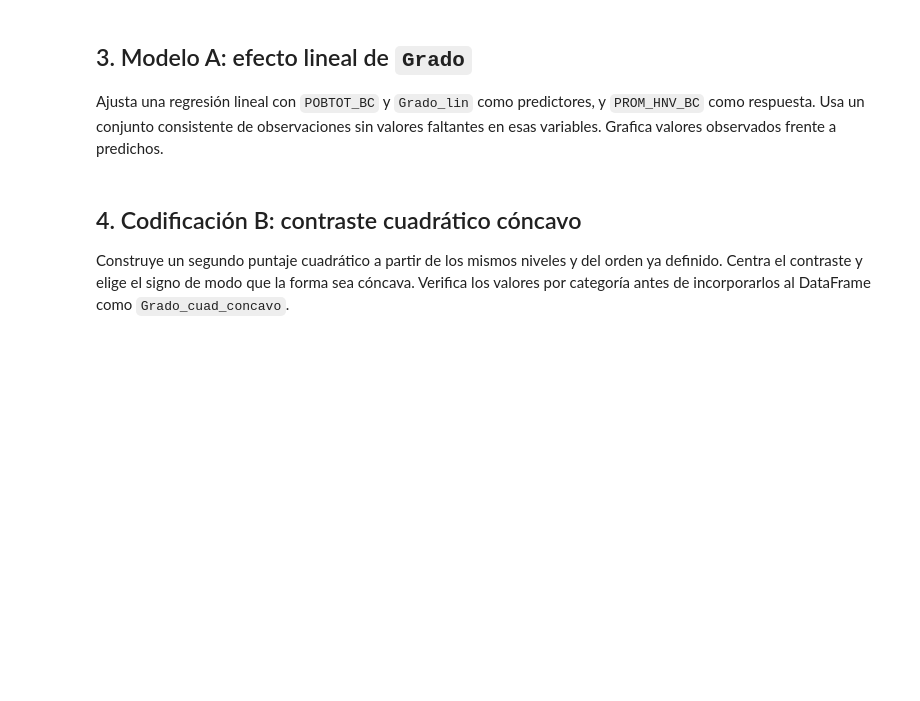
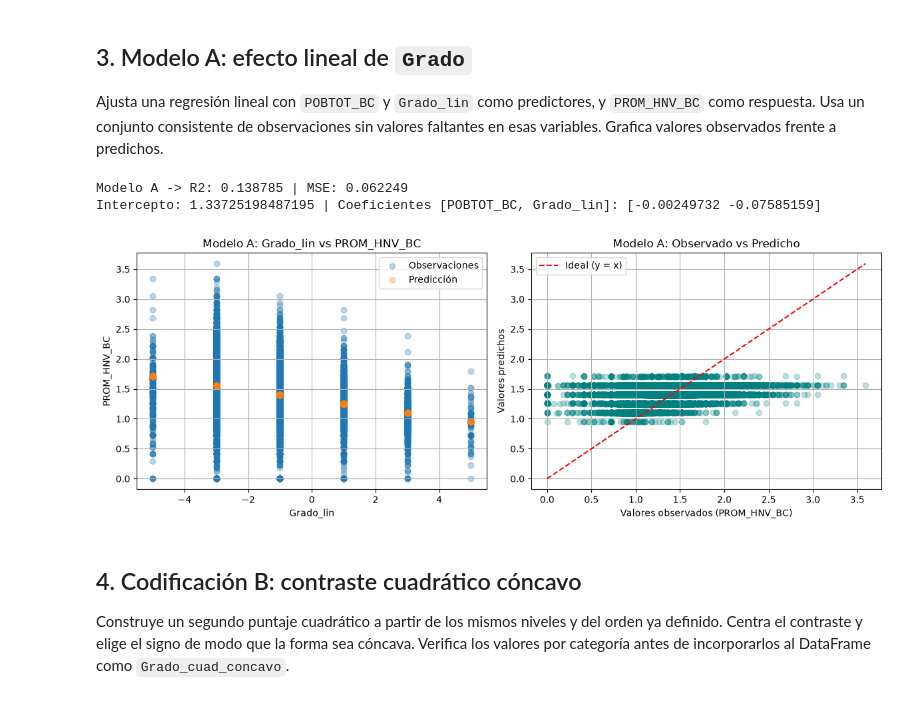
Before and after one commit to Santiago-CS/Procesamiento-de-datos, a Jupyter notebook: Modulo II/Actividad8_Codificacion_Variables_Categóricas_Ordinales.ipynb, the cells around one changed output. Saved outputs shown, nothing was run; the diff lists cells and outputs as text; code cells hidden in the pictures; blank space fills up the shorter version.

```diff
--- a/Modulo II/Actividad8_Codificacion_Variables_Categóricas_Ordinales.ipynb
+++ b/Modulo II/Actividad8_Codificacion_Variables_Categóricas_Ordinales.ipynb
@@ -37,8 +79,24 @@ def cont_poly(n):
+# %%
+def cont_poly(n):
+    """Construye n puntuaciones lineales centradas para niveles ordenados."""
+    # Generamos las puntuaciones respetando la paridad de n como se vio en el cuaderno 3.6
+    lim = n - 1 if n % 2 == 0 else (n - 1) // 2
+    step = 2 if n % 2 == 0 else 1
+    x = range(-lim, lim + 1, step)
+    return list(x)
 # %%
 # Sustituye ... por todas las categorías, en el orden ordinal que justificaste.
-orden_grado = [...]
+orden_grado = [
+    'Sin escolaridad',
+    'Primaria trunca',
+    'Primaria',
+    'Secuandaria',
+    'Preparatoria',
+    'Licenciatura o superior'
+]
 n = len(orden_grado)
 X_grado = cont_poly(n)
+print("Puntuaciones lineales generadas:", X_grado)
 
 # Comprueba que el orden y la cantidad de categorías coincidan con los datos.
 assert set(orden_grado) == set(df['Grado'].dropna().unique())
@@ -59,3 +130,46 @@ Ajusta una regresión lineal con `POBTOT_BC` y `Grado_lin` como predictores, y `
+# %%
+# Seleccionamos las filas sin faltantes en las variables del modelo para mantener consistencia
+datos_limpios = df.dropna(subset=['POBTOT_BC', 'Grado_lin', 'PROM_HNV_BC']).copy()
+
+# Seleccionamos Grado_lin y POBTOT_BC como predictores y PROM_HNV_BC como respuesta
+X_A = datos_limpios[['POBTOT_BC', 'Grado_lin']]
+y = datos_limpios['PROM_HNV_BC']
+
+lin_A = LinearRegression()
+lin_A.fit(X_A, y)
+f_A = lin_A.predict(X_A)
+
+# Calculamos R2 y MSE como métricas de ajuste
+r2_A = lin_A.score(X_A, y)
+mse_A = np.mean((y - f_A) ** 2)
+print(f"Modelo A -> R2: {r2_A:.6f} | MSE: {mse_A:.6f}")
+print("Intercepto:", lin_A.intercept_, "| Coeficientes [POBTOT_BC, Grado_lin]:", lin_A.coef_)
+
+# Graficamos por nivel de Grado_lin (como en 3.6) y Observado frente a Predicho
+fig, axes = plt.subplots(1, 2, figsize=(12, 4.5))
+
+axes[0].scatter(datos_limpios['Grado_lin'], y, alpha=0.3, label='Observaciones')
+axes[0].scatter(datos_limpios['Grado_lin'], f_A, alpha=0.3, label='Predicción')
+axes[0].set_xlabel('Grado_lin')
+axes[0].set_ylabel('PROM_HNV_BC')
+axes[0].set_title('Modelo A: Grado_lin vs PROM_HNV_BC')
+axes[0].legend()
+axes[0].grid()
+
+axes[1].scatter(y, f_A, alpha=0.25, color='teal')
+axes[1].plot([y.min(), y.max()], [y.min(), y.max()], 'r--', label='Ideal (y = x)')
+axes[1].set_xlabel('Valores observados (PROM_HNV_BC)')
+axes[1].set_ylabel('Valores predichos')
+axes[1].set_title('Modelo A: Observado vs Predicho')
+axes[1].legend()
+axes[1].grid()
+
+plt.tight_layout()
+plt.show()
+# %% [output]
+Modelo A -> R2: 0.138785 | MSE: 0.062249
+Intercepto: 1.33725198487195 | Coeficientes [POBTOT_BC, Grado_lin]: [-0.00249732 -0.07585159]
+[figure, added]
 # %% [markdown]
 ## 4. Codificación B: contraste cuadrático cóncavo
 
```
Also changed, not shown: parts of 18 cells of this notebook.
